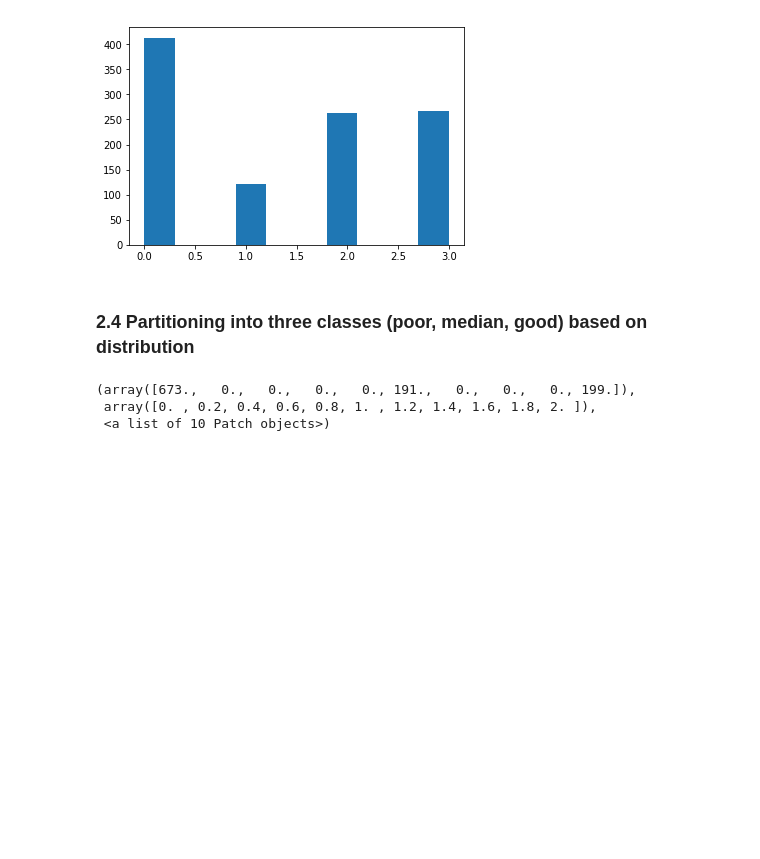
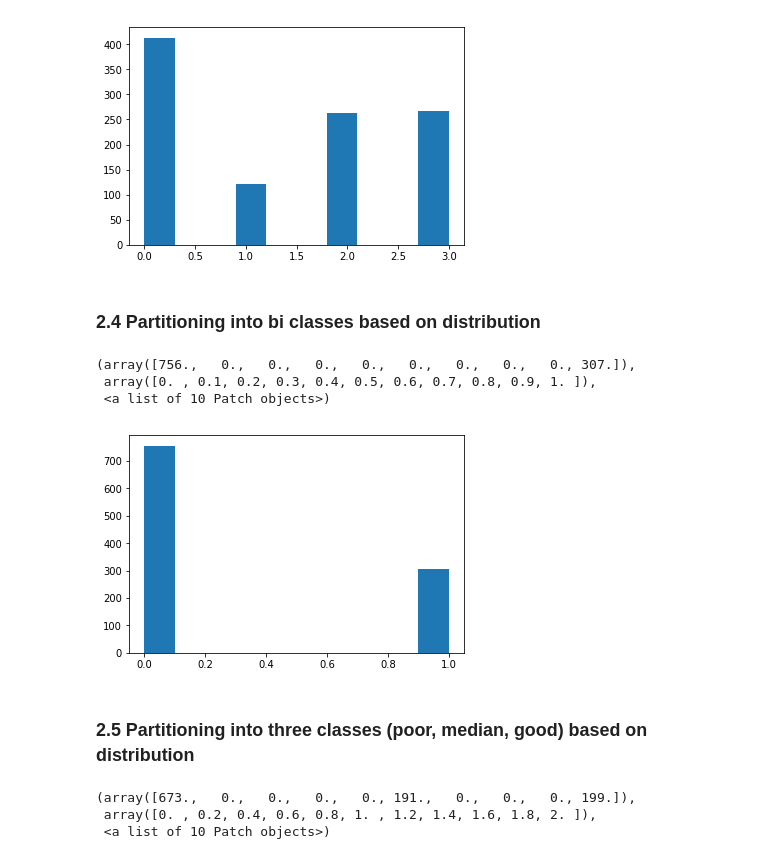
Before and after one commit to chembed/DeepChEmbed, a Jupyter notebook: deepchembed/notebook_scripts/bod_cluster_quantile.ipynb, the cells around one changed output. Saved outputs shown, nothing was run; the diff lists cells and outputs as text; code cells hidden in the pictures; blank space fills up the shorter version.

```diff
--- a/deepchembed/notebook_scripts/bod_cluster_quantile.ipynb
+++ b/deepchembed/notebook_scripts/bod_cluster_quantile.ipynb
@@ -78,8 +78,19 @@ plt.hist(true_label_q25) #inbalanced
  array([0. , 0.3, 0.6, 0.9, 1.2, 1.5, 1.8, 2.1, 2.4, 2.7, 3. ]),
  <a list of 10 Patch objects>)
 [figure]
+# %% [markdown]
+### 2.4 Partitioning into bi classes based on distribution
+# %%
+df['bi_class_partition']=utilities.divide_classes(df['cleaned_bod'], [60])
+true_label_biclass = df['bi_class_partition'].values
+plt.hist(df['bi_class_partition'])
+# %% [output]
+(array([756.,   0.,   0.,   0.,   0.,   0.,   0.,   0.,   0., 307.]),
+ array([0. , 0.1, 0.2, 0.3, 0.4, 0.5, 0.6, 0.7, 0.8, 0.9, 1. ]),
+ <a list of 10 Patch objects>)
+[figure, added]
 # %% [markdown]
-### 2.4 Partitioning into three classes (poor, median, good) based on distribution
+### 2.5 Partitioning into three classes (poor, median, good) based on distribution
 # %%
 df['tri_class_partition']=utilities.divide_classes(df['cleaned_bod'], [20,80])
 true_label_triclass = df['tri_class_partition'].values
```
Also changed, not shown: parts of 6 cells of this notebook.
